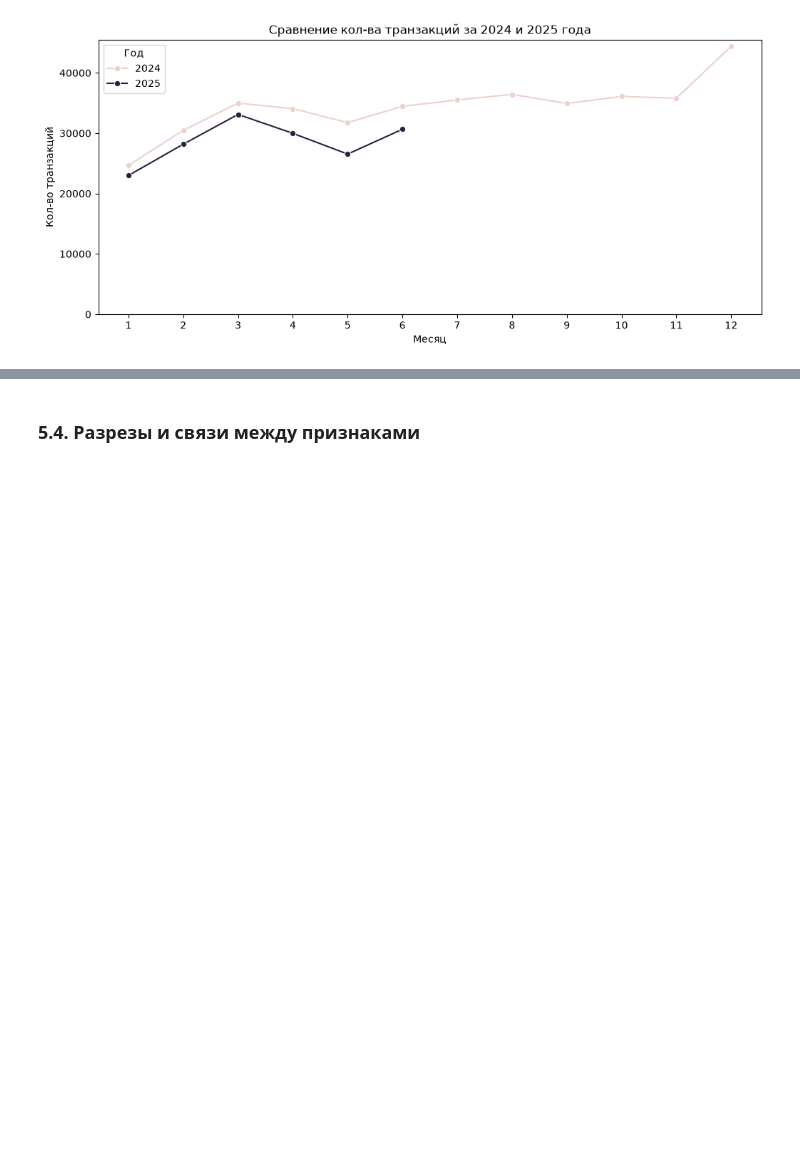
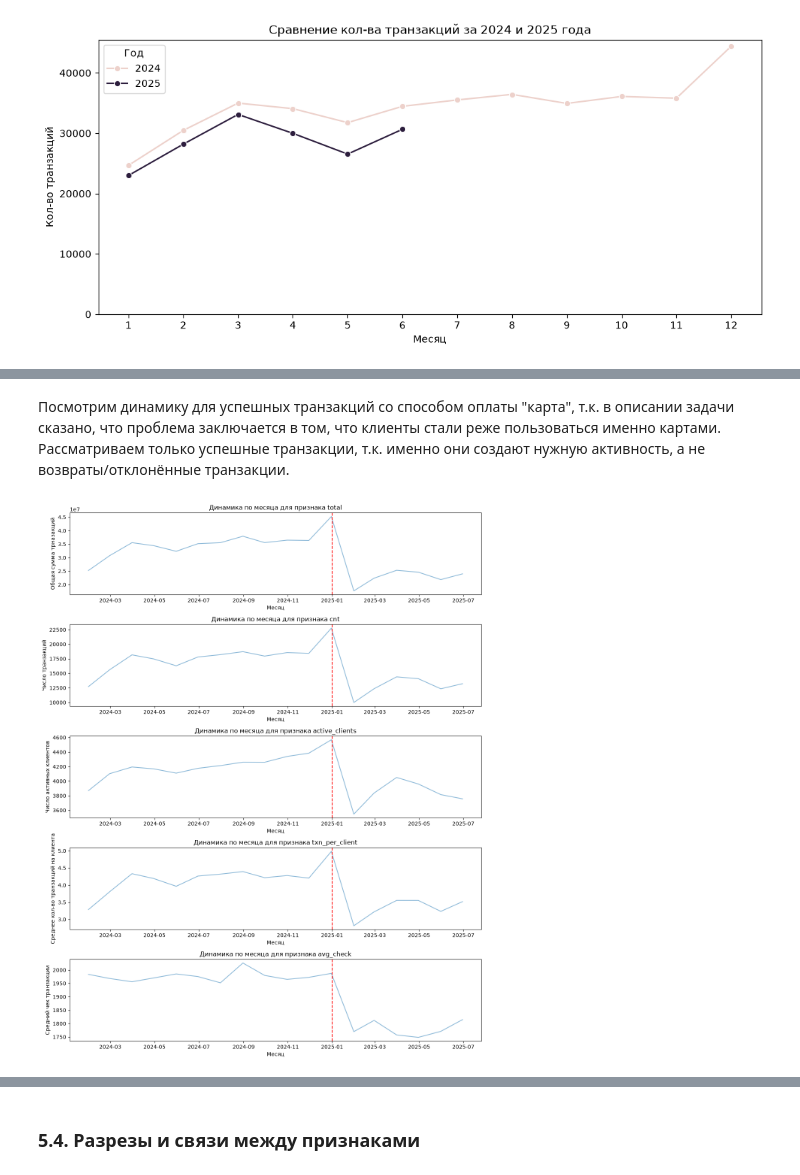
Before and after one commit to mashamis/Mischenko_Maria_Lab1, a Jupyter notebook: 01_analysis.ipynb, the cells around one changed output, grey strips where cells are left out. Drawn from its saved outputs; the diff is of its cells as text; code cells hidden in the pictures; blank space fills up the shorter version.

```diff
--- a/01_analysis.ipynb
+++ b/01_analysis.ipynb
@@ -1460,12 +1466,0 @@ Text(0.5, 1.0, 'Сравнение кол-ва транзакций за 2024 и
-# %%
-transactions_cards = full_table.loc[full_table['channel'] == "Карта"]
-monthly_сards = (transactions_cards.set_index("txn_datetime")["amount"]
-          .resample("ME").agg(["sum", "count"])
-          .rename(columns={"sum": "total", "count": "cnt"})
-          .reset_index())
-
-fig, ax = plt.subplots(figsize=(12, 10), layout="constrained")
-sns.lineplot(data=monthly, x = "txn_datetime", y="cnt", ax=axes[1],  alpha=0.5, label="по месяцам")
-
-axes[0].set_ylim(0, None)
-axes[1].set_title("Динамика по месяцам ")
@@ -1487,0 +1467,35 @@ full_table
+# %% [markdown]
+Посмотрим динамику для успешных транзакций со способом оплаты "карта", т.к. в описании задачи сказано, что проблема заключается в том, что клиенты стали реже пользоваться именно картами. Рассматриваем только успешные транзакции, т.к. именно они создают нужную активность, а не возвраты/отклонённые транзакции.
+# %%
+valid_transactions = full_table[(full_table['channel'] == "Карта") & (full_table["status"] == "успешно") & (full_table["amount_rub"] > 0)].copy()
+monthly_valid = (valid_transactions.set_index("txn_datetime")
+          .resample("ME")
+          .agg(
+              total=("amount_rub", "sum"),
+              cnt=("amount_rub", "count"),
+              active_clients=("client_id", 'nunique')
+          ).reset_index())
+
+monthly_valid["year"] = monthly_valid.set_index("txn_datetime").index.year
+monthly_valid["month"] = monthly_valid.set_index("txn_datetime").index.month
+monthly_valid["txn_per_client"] = monthly_valid["cnt"]/monthly_valid["active_clients"]
+monthly_valid["avg_check"] = monthly_valid["total"]/monthly_valid["cnt"]
+
+cols = ["total", "cnt", "active_clients", "txn_per_client", "avg_check"]
+labels = {
+    "total": "Общая сумма трназакций",
+    "cnt": "Число транзакций",
+    "active_clients": "Число активных клиентов",
+    "txn_per_client": "Среднее кол-во транзакций на клиента",
+    "avg_check": "Средний чек транзакции"
+}
+fig, axes = plt.subplots(len(cols), 1, figsize=(12, 15))
+for ax, col in zip(axes, cols):
+    sns.lineplot(data=monthly_valid, x = "txn_datetime", y=col, ax=ax,  alpha=0.5)
+    ax.axvline(pd.Timestamp('2025-01-01'), color='red', ls='--')
+    ax.set_title(f"Динамика по месяца для признака {col}")
+    ax.set_xlabel("Месяц")
+    ax.set_ylabel(labels[col])
+plt.tight_layout()
+# %% [output]
+[figure, added]
```
Also changed, not shown: parts of 30 cells of this notebook.
